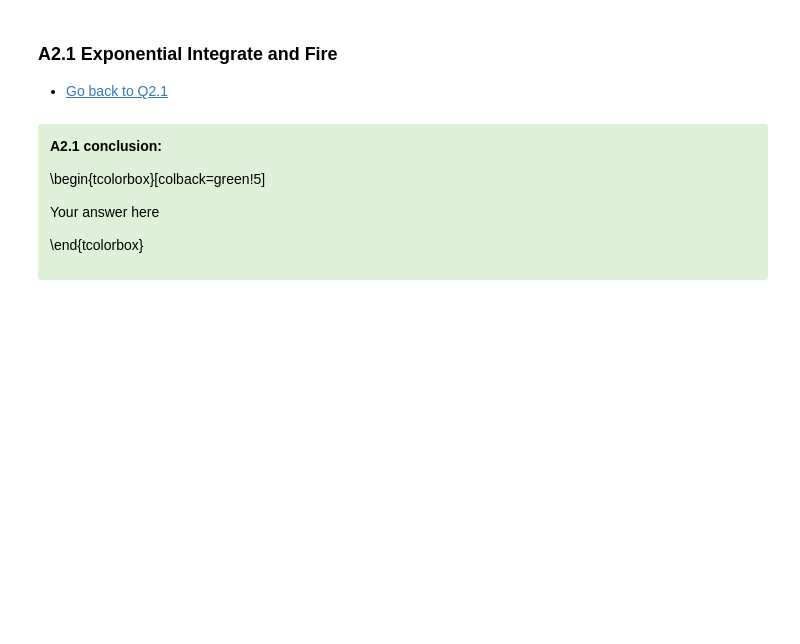
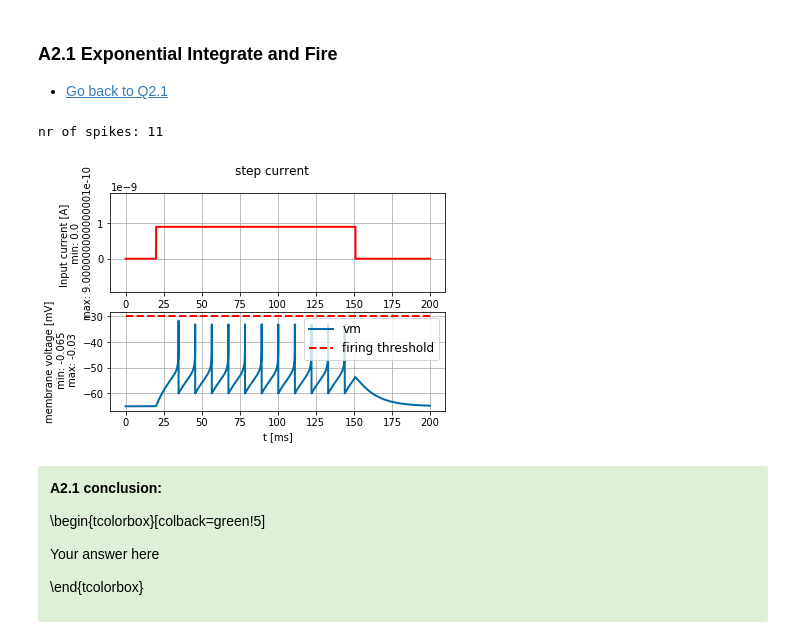
Before and after one commit to RobbeDeMuynck/CN_practicals, a Jupyter notebook: Module 1/Module1_Ex2_XX.ipynb, the cells around one changed output. Drawn from its saved outputs; the diff is of its cells as text; code cells hidden in the pictures; blank space fills up the shorter version.

```diff
--- a/Module 1/Module1_Ex2_XX.ipynb
+++ b/Module 1/Module1_Ex2_XX.ipynb
@@ -302,3 +328,30 @@ from neurodynex3.adex_model import AdEx
+# %%
+#insert your code here:
+
+######################
+##   Q2.1 solution  ##
+######################
+# default values.
+MEMBRANE_TIME_SCALE_tau = 12.0 * b2.ms
+MEMBRANE_RESISTANCE_R = 20.0 * b2.Mohm
+V_REST = -65.0 * b2.mV
+V_RESET = -60.0 * b2.mV
+RHEOBASE_THRESHOLD_v_rh = -55.0 * b2.mV
+SHARPNESS_delta_T = 2.0 * b2.mV
+
+# a technical threshold to tell the algorithm when to reset vm to v_reset
+FIRING_THRESHOLD_v_spike = -30. * b2.mV
+
+I = input_factory.get_step_current(20, 150, b2.ms, 0.9*b2.nA)
+simulation_duration = 200 * b2.ms
+state_monitor, spike_monitor = exp_IF.simulate_exponential_IF_neuron(I_stim=I, simulation_time=simulation_duration)
+plot_tools.plot_voltage_and_current_traces(
+    state_monitor, I,title="step current",
+    firing_threshold=exp_IF.FIRING_THRESHOLD_v_spike)
+print("nr of spikes: {}".format(spike_monitor.count[0]))
+# %% [output]
+nr of spikes: 11
+[figure, added]
 # %% [markdown]
 <div class="alert alert-success">
 <span style="color:black">
```
Also changed, not shown: parts of 10 cells of this notebook.
